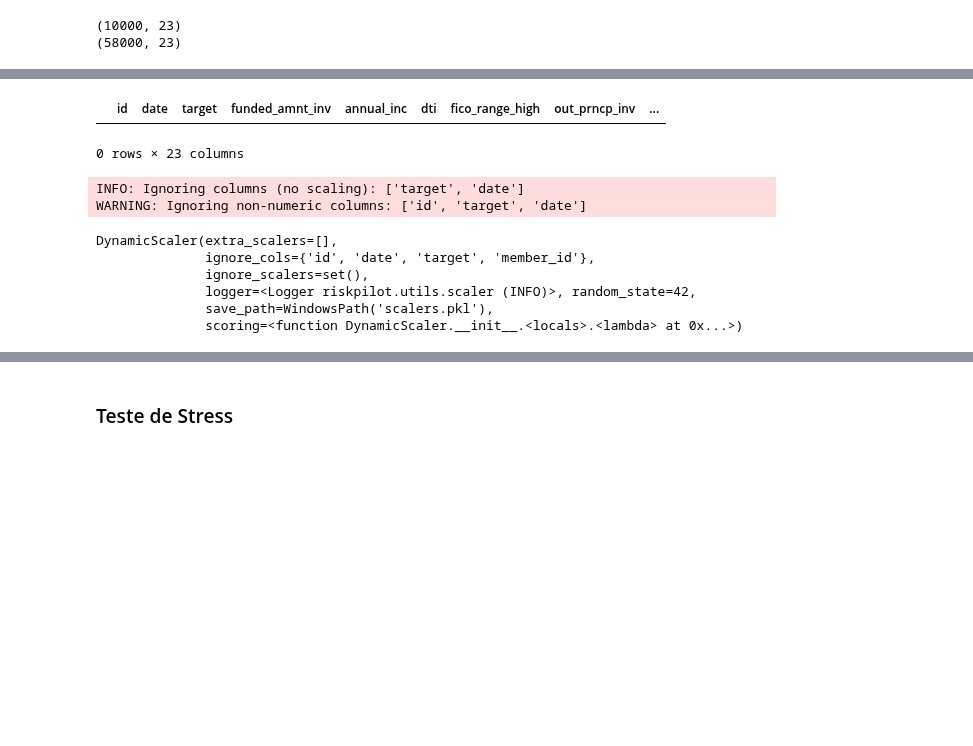
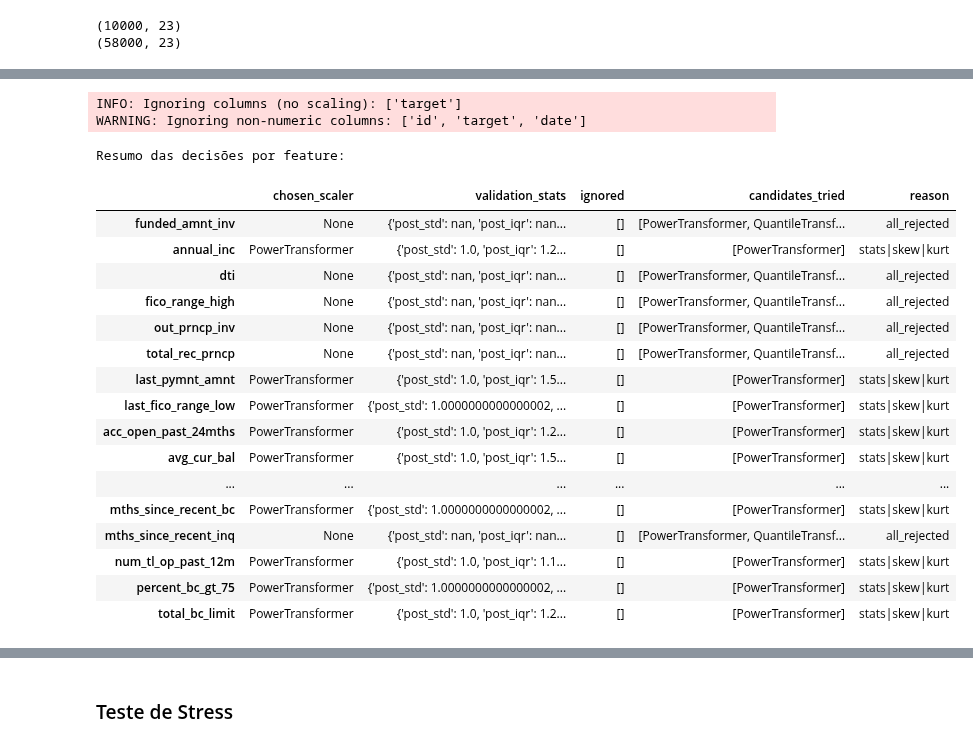
Before and after one commit to joaaomaia/RiskPilot, a Jupyter notebook: examples/binary_performance_full_demo.ipynb, the cells around one changed output, grey strips where cells are left out. Drawn from its saved outputs; the diff is of its cells as text; code cells hidden in the pictures; blank space fills up the shorter version.

```diff
--- a/examples/binary_performance_full_demo.ipynb
+++ b/examples/binary_performance_full_demo.ipynb
@@ -475,11 +477,6 @@ for col in ['index', 'id', TARGET]:
         num_cols.remove(col)
     except:
         pass
-# %%
-df_model[df_model['id']=='cf52877e86264394ab4730041be1fbcb']
-# %% [output]
-|  | id | date | target | funded_amnt_inv | annual_inc | dti | fico_range_high | out_prncp_inv | ... |
-0 rows × 23 columns
 # %%
 # # Linhas “extras” que existem em evaluator.df_train mas não em y_train (via índice)
 # extra_idx = set(evaluator.df_train.index) - set(y_train.index)
@@ -489,29 +486,41 @@ df_model[df_model['id']=='cf52877e86264394ab4730041be1fbcb']
 # %%
 # Aplicar o DynamicScaler no treino
 from riskpilot.utils.scaler import DynamicScaler
 scaler = DynamicScaler(
     strategy="auto",
     shapiro_p_val = 0.01, # se aumentar fica mais restritiva a escolha de StandardScaler()
     #serialize=True,
     #save_path="scalers.pkl", # arquivo com informações de escalonamento salvas
     random_state=42,
     ignore_cols=ID_COLS+IGNORE_COLS+DATE_COLS+[TARGET]
 )
 
 scaler.fit(df_train)
 
 # Relatório das decisões
-#print("\nResumo das decisões por feature:")
-#display(scaler.report_as_df())
+print("\nResumo das decisões por feature:")
+display(scaler.report_as_df())
 # %% [output]
-INFO: Ignoring columns (no scaling): ['target', 'date']
+INFO: Ignoring columns (no scaling): ['target']
 WARNING: Ignoring non-numeric columns: ['id', 'target', 'date']
-DynamicScaler(extra_scalers=[],
-              ignore_cols={'id', 'date', 'target', 'member_id'},
-              ignore_scalers=set(),
-              logger=<Logger riskpilot.utils.scaler (INFO)>, random_state=42,
-              save_path=WindowsPath('scalers.pkl'),
-              scoring=<function DynamicScaler.__init__.<locals>.<lambda> at 0x...>)
+Resumo das decisões por feature:
+|  | chosen_scaler | validation_stats | ignored | candidates_tried | reason |
+| funded_amnt_inv | None | {'post_std': nan, 'post_iqr': nan... | [] | [PowerTransformer, QuantileTransf... | all_rejected |
+| annual_inc | PowerTransformer | {'post_std': 1.0, 'post_iqr': 1.2... | [] | [PowerTransformer] | stats|skew|kurt |
+| dti | None | {'post_std': nan, 'post_iqr': nan... | [] | [PowerTransformer, QuantileTransf... | all_rejected |
+| fico_range_high | None | {'post_std': nan, 'post_iqr': nan... | [] | [PowerTransformer, QuantileTransf... | all_rejected |
+| out_prncp_inv | None | {'post_std': nan, 'post_iqr': nan... | [] | [PowerTransformer, QuantileTransf... | all_rejected |
+| total_rec_prncp | None | {'post_std': nan, 'post_iqr': nan... | [] | [PowerTransformer, QuantileTransf... | all_rejected |
+| last_pymnt_amnt | PowerTransformer | {'post_std': 1.0, 'post_iqr': 1.5... | [] | [PowerTransformer] | stats|skew|kurt |
+| last_fico_range_low | PowerTransformer | {'post_std': 1.0000000000000002, ... | [] | [PowerTransformer] | stats|skew|kurt |
+| acc_open_past_24mths | PowerTransformer | {'post_std': 1.0, 'post_iqr': 1.2... | [] | [PowerTransformer] | stats|skew|kurt |
+| avg_cur_bal | PowerTransformer | {'post_std': 1.0, 'post_iqr': 1.5... | [] | [PowerTransformer] | stats|skew|kurt |
+| ... | ... | ... | ... | ... | ... |
+| mths_since_recent_bc | PowerTransformer | {'post_std': 1.0000000000000002, ... | [] | [PowerTransformer] | stats|skew|kurt |
+| mths_since_recent_inq | None | {'post_std': nan, 'post_iqr': nan... | [] | [PowerTransformer, QuantileTransf... | all_rejected |
+| num_tl_op_past_12m | PowerTransformer | {'post_std': 1.0, 'post_iqr': 1.1... | [] | [PowerTransformer] | stats|skew|kurt |
+| percent_bc_gt_75 | PowerTransformer | {'post_std': 1.0000000000000002, ... | [] | [PowerTransformer] | stats|skew|kurt |
+| total_bc_limit | PowerTransformer | {'post_std': 1.0, 'post_iqr': 1.2... | [] | [PowerTransformer] | stats|skew|kurt |
 # %%
 #display(X_train.head())
 
```
Also changed, not shown: parts of 11 cells of this notebook, 1 other file.
